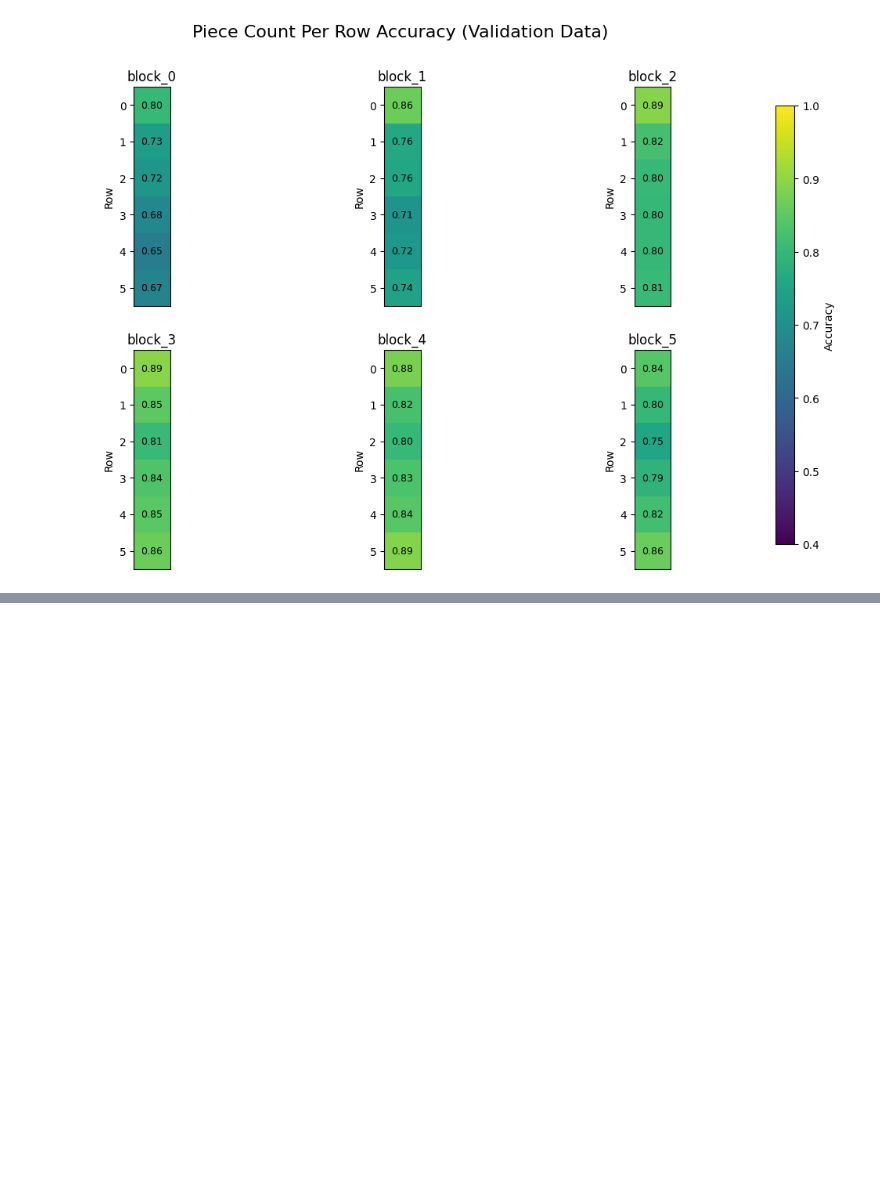
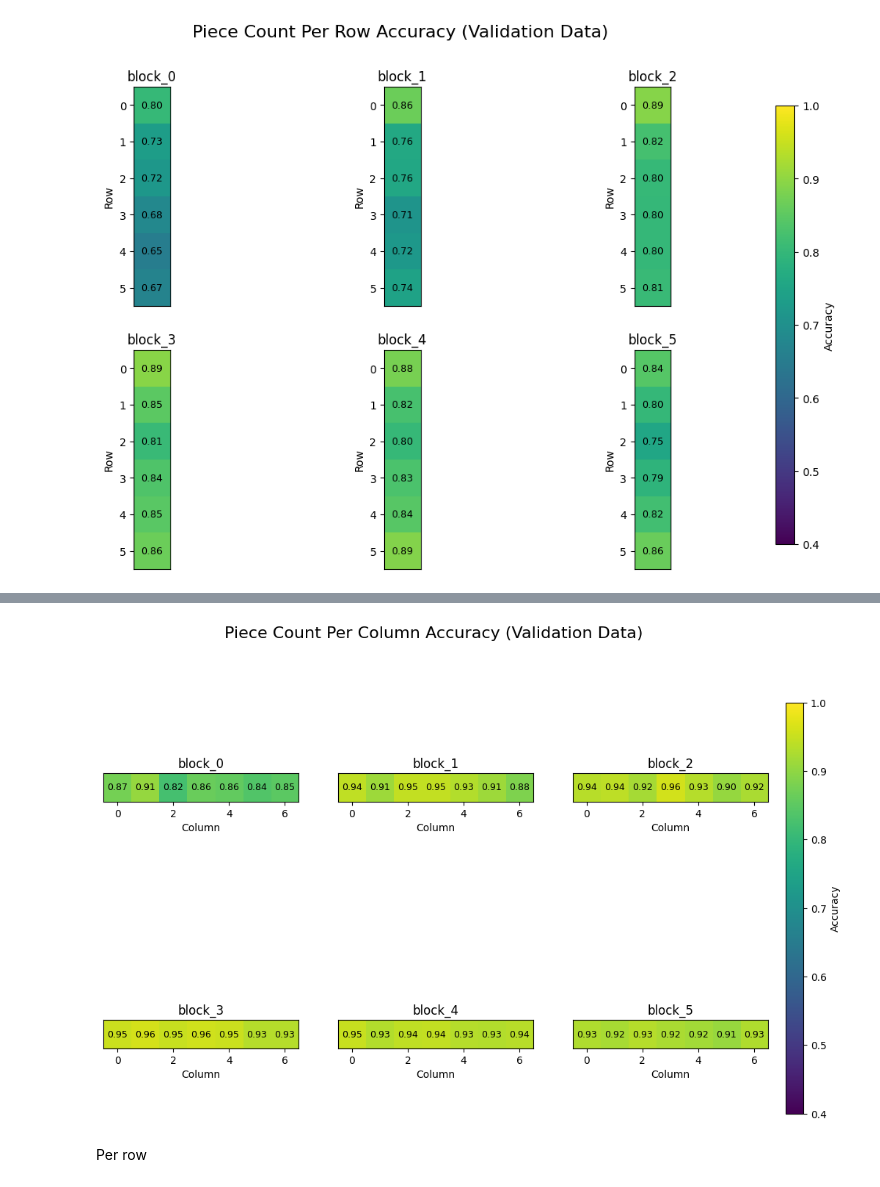
Before and after one commit to stanely1/Connect-Four-GPT, a Jupyter notebook: test_model_full.ipynb, the cells around one changed output, grey strips where cells are left out. Cells and saved outputs as stored; diff of their text form; code cells hidden in the pictures; blank space fills up the shorter version.

```diff
--- a/test_model_full.ipynb
+++ b/test_model_full.ipynb
@@ -565,0 +884,3 @@ plot_heatmaps(val_acc_row, w=1, h=6, title=f'Piece Count Per Row Accuracy (Valid
+# %%
+val_attention_acc_col = eval_attention_probe_results(col_attention_probe_results, val_K, val_V, val_KV_mask, val_Y_col, val_Y_col.shape[-1])
+val_attention_acc_col
@@ -565,0 +900,6 @@ plot_heatmaps(val_acc_row, w=1, h=6, title=f'Piece Count Per Row Accuracy (Valid
+# %%
+plot_heatmaps(val_attention_acc_col, w=7, h=1, title=f'Piece Count Per Column Accuracy (Validation Data)', xlabel='Column', ylabel='', disable_yticks=True)
+# %% [output]
+[figure, added]
+# %% [markdown]
+Per row
```
Also changed, not shown: parts of 37 cells of this notebook, 1 other file.
